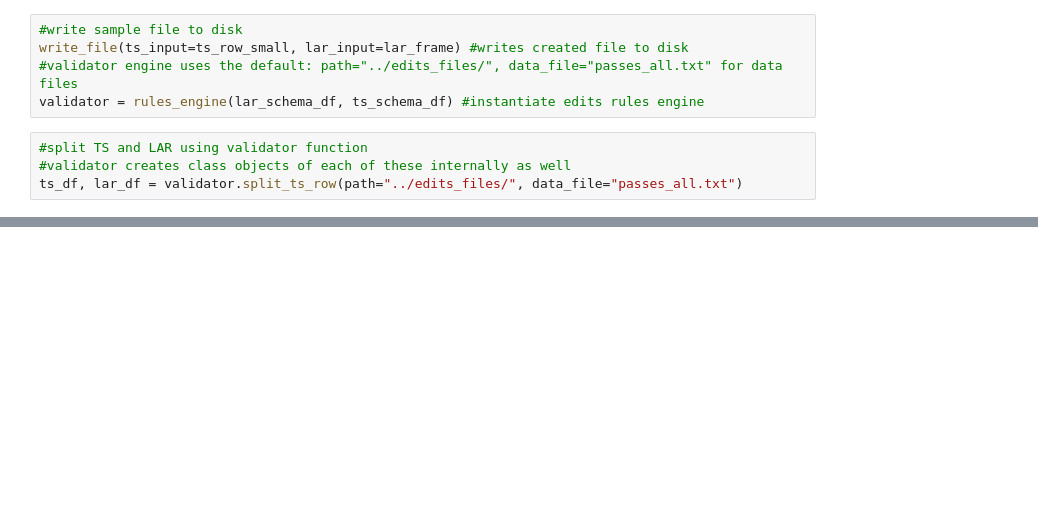
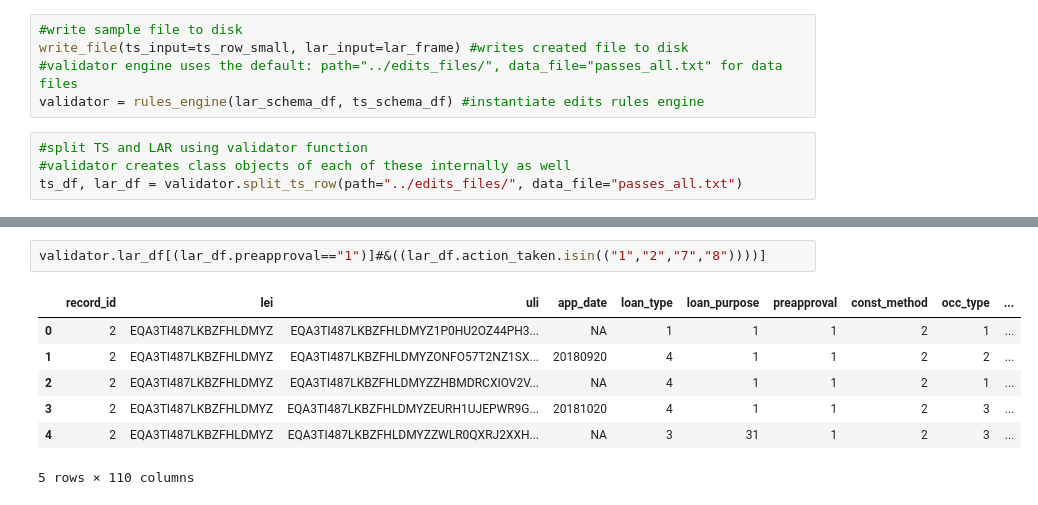
Before and after one commit to cfpb/hmda-test-files, a Jupyter notebook: python/2018_test_file_maker.ipynb, the cells around one changed output, grey strips where cells are left out. Saved outputs shown, nothing was run; the diff lists cells and outputs as text; blank space fills up the shorter version.

```diff
--- a/python/2018_test_file_maker.ipynb
+++ b/python/2018_test_file_maker.ipynb
@@ -227,0 +233,10 @@ OrderedDict([('record_id', '1'),
+# %%
+validator.lar_df[(lar_df.preapproval=="1")]#&((lar_df.action_taken.isin(("1","2","7","8"))))]
+# %% [output]
+|  | record_id | lei | uli | app_date | loan_type | loan_purpose | preapproval | const_method | occ_type | ... |
+| 0 | 2 | EQA3TI487LKBZFHLDMYZ | EQA3TI487LKBZFHLDMYZ1P0HU2OZ44PH3... | NA | 1 | 1 | 1 | 2 | 1 | ... |
+| 1 | 2 | EQA3TI487LKBZFHLDMYZ | EQA3TI487LKBZFHLDMYZONFO57T2NZ1SX... | 20180920 | 4 | 1 | 1 | 2 | 2 | ... |
+| 2 | 2 | EQA3TI487LKBZFHLDMYZ | EQA3TI487LKBZFHLDMYZZHBMDRCXIOV2V... | NA | 4 | 1 | 1 | 2 | 1 | ... |
+| 3 | 2 | EQA3TI487LKBZFHLDMYZ | EQA3TI487LKBZFHLDMYZEURH1UJEPWR9G... | 20181020 | 4 | 1 | 1 | 2 | 3 | ... |
+| 4 | 2 | EQA3TI487LKBZFHLDMYZ | EQA3TI487LKBZFHLDMYZZWLR0QXRJ2XXH... | NA | 3 | 31 | 1 | 2 | 3 | ... |
+5 rows × 110 columns
```
Also changed, not shown: parts of 8 cells of this notebook.
